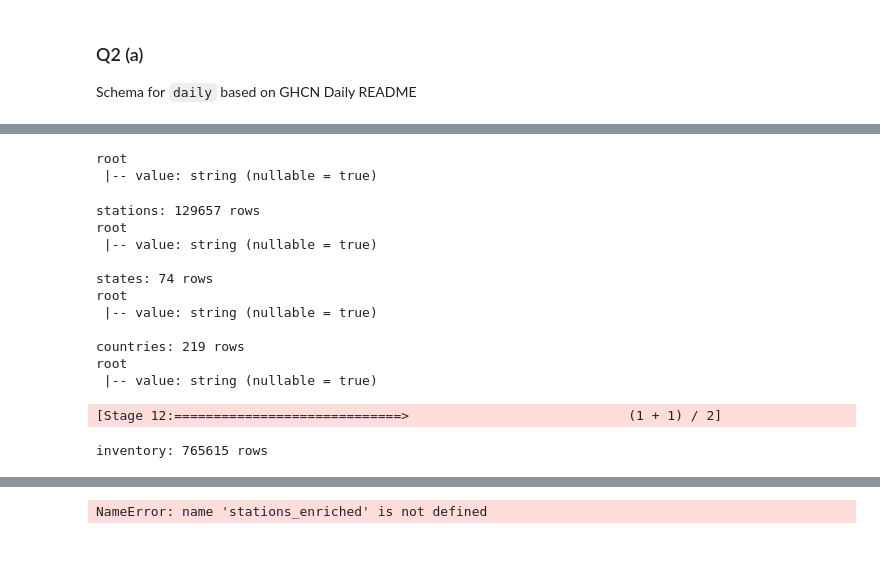
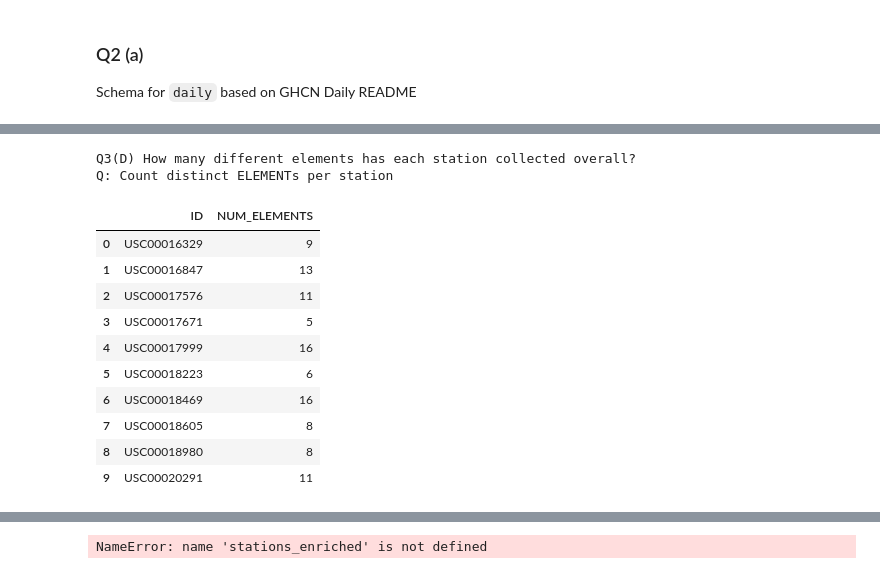
Before and after one commit to david-ewing-nz/ghcn-spark-analysis, a Jupyter notebook: notebooks/01_ghcn_processing.ipynb, the cells around one changed output, grey strips where cells are left out. Cells and saved outputs as stored; diff of their text form; code cells hidden in the pictures.

```diff
--- a/notebooks/01_ghcn_processing.ipynb
+++ b/notebooks/01_ghcn_processing.ipynb
@@ -371,3 +466,29 @@ Parse columns by fixed positions
+# %%
+dprintf(1,"Q3(D) How many different elements has each station collected overall?")
+
+from pyspark.sql import functions as F
+
+dprintf(DEEBUG, "Q: Count distinct ELEMENTs per station")
+
+# Group by ID and count distinct ELEMENTs
+station_element_counts = inventorydf.groupBy("ID") \
+    .agg(F.countDistinct("ELEMENT").alias("NUM_ELEMENTS"))
+
+dhtmlf(DEEBUG, station_element_counts.limit(10))
+# %% [output]
+Q3(D) How many different elements has each station collected overall?
+Q: Count distinct ELEMENTs per station
+|  | ID | NUM_ELEMENTS |
+| 0 | USC00016329 | 9 |
+| 1 | USC00016847 | 13 |
+| 2 | USC00017576 | 11 |
+| 3 | USC00017671 | 5 |
+| 4 | USC00017999 | 16 |
+| 5 | USC00018223 | 6 |
+| 6 | USC00018469 | 16 |
+| 7 | USC00018605 | 8 |
+| 8 | USC00018980 | 8 |
+| 9 | USC00020291 | 11 |
 # %%
 # Load and count each
 paths = {
@@ -380,22 +501,6 @@ paths = {
 for name, path in paths.items():
     df = spark.read.text(path)
     df.printSchema()
-    print(f"{name}: {df.count()} rows")
+    dprintf(DEEBUG,f"{name}: {df.count()} rows")
-# %% [output]
-root
- |-- value: string (nullable = true)
-stations: 129657 rows
-root
- |-- value: string (nullable = true)
-
-states: 74 rows
-root
- |-- value: string (nullable = true)
-
-countries: 219 rows
-root
- |-- value: string (nullable = true)
-[Stage 12:=============================>                            (1 + 1) / 2]
-inventory: 765615 rows
 # %%
 spark.range(1).show()
```
Also changed, not shown: parts of 27 cells of this notebook, 2 other files.
